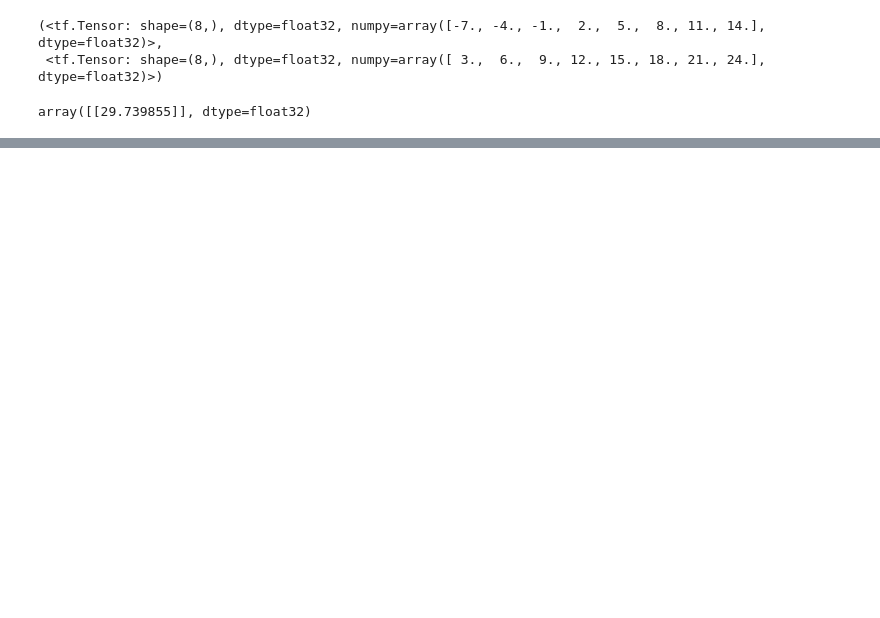
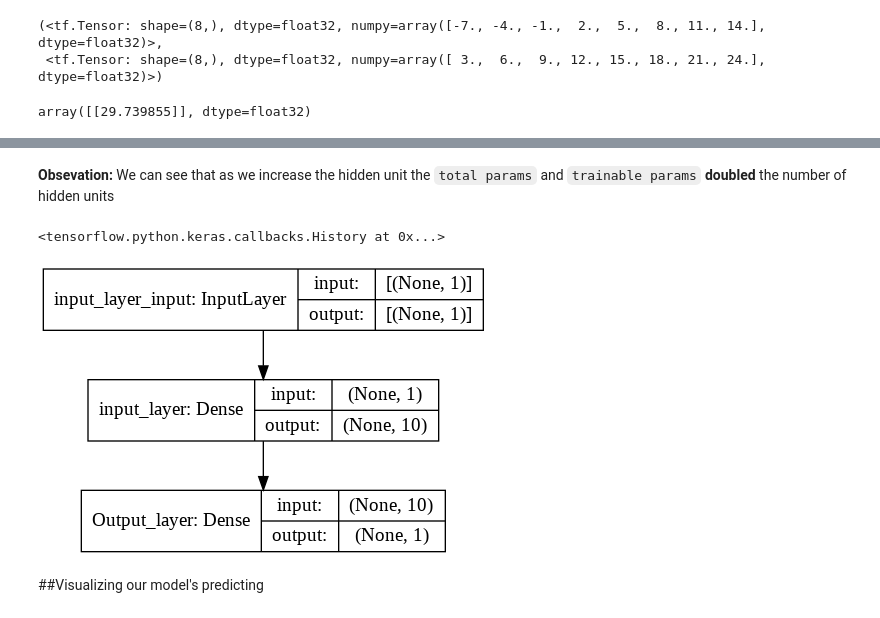
Before and after one commit to vortexash/Tensorflow-Developer, a Jupyter notebook: 01_neural_network_regression_with_tensorflow.ipynb, the cells around one changed output, grey strips where cells are left out. Drawn from its saved outputs; the diff is of its cells as text; code cells hidden in the pictures; blank space fills up the shorter version.

```diff
--- a/01_neural_network_regression_with_tensorflow.ipynb
+++ b/01_neural_network_regression_with_tensorflow.ipynb
@@ -174,0 +310,11 @@ array([[29.739855]], dtype=float32)
+# %%
+# let's create a model which builds automatically by defining the input_shape argument in the first layer
+tf.random.set_seed(42)
+
+# Create a model  (same as above)
+model= tf.keras.Sequential([
+       tf.keras.layers.Dense(10, input_shape=[1], name="input_layer"),
+       tf.keras.layers.Dense(1 , name="Output_layer")
+       ], name="one of many models we are going to build...")
+#2. Compile the model(same as above)
+model.compile(loss=tf.keras.losses.mae, optimizer=tf.keras.optimizers.SGD(), metrics=["mae"])
@@ -174,0 +365,16 @@ array([[29.739855]], dtype=float32)
+# %% [markdown]
+**Obsevation:** We can see that as we increase the hidden unit the `total params` and `trainable params` **doubled** the number of hidden units
+# %%
+# Lets fit our model to the training data
+model.fit(X,y, epochs=100 ,verbose=0)
+# %% [output]
+<tensorflow.python.keras.callbacks.History at 0x...>
+# %%
+## Plotting our model
+from tensorflow.keras.utils import plot_model
+
+plot_model(model, show_shapes=True)
+# %% [output]
+[figure, added]
+# %% [markdown]
+##Visualizing our model's predicting
```
Also changed, not shown: parts of 21 cells of this notebook.
